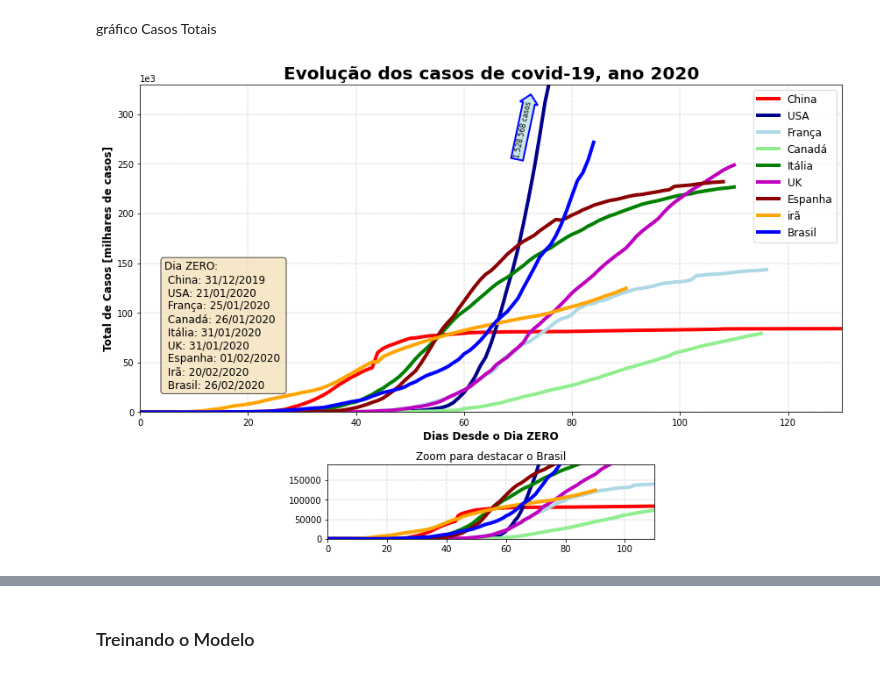
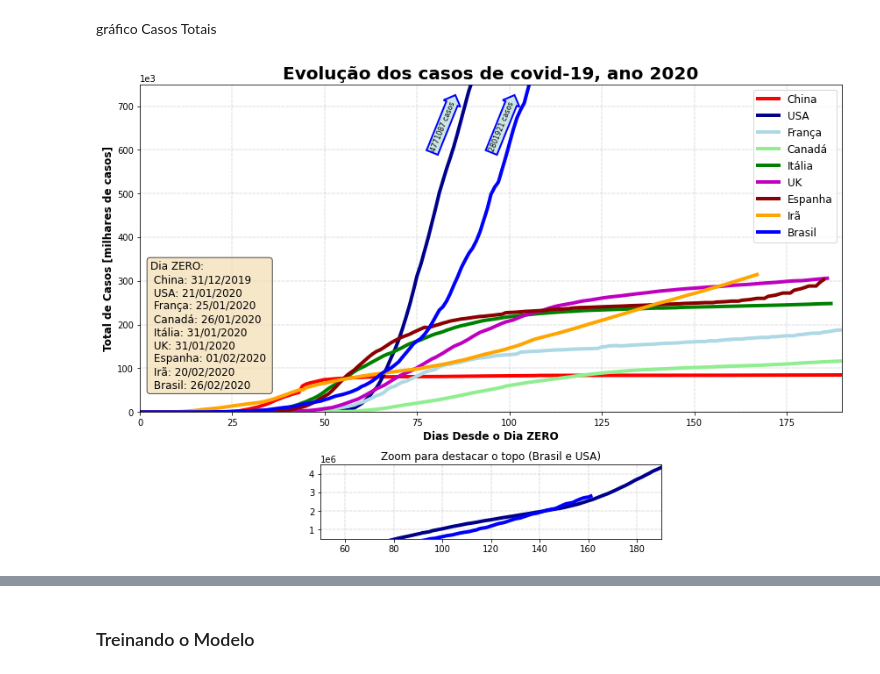
Before and after one commit to OliveiraVinic/covid19.pyhton.analysis, a Jupyter notebook: covid19_script.ipynb, the cells around one changed output, grey strips where cells are left out. Saved outputs shown, nothing was run; the diff lists cells and outputs as text; code cells hidden in the pictures.

```diff
--- a/covid19_script.ipynb
+++ b/covid19_script.ipynb
@@ -164,54 +167,60 @@ fig1 = plt.figure(figsize=(12,8))
 
 #plotando o principal
 ax1 = plt.subplot2grid((4,4), (0,0), colspan=4, rowspan=3)
-ax1.axis([0, 130, -1, 330000])
+ax1.axis([0, 190, -1, 750000])
 my_plots(china_df, 'total_cases', 'red', 'China')
 my_plots(usa_df, 'total_cases', 'darkblue', 'USA')
 my_plots(france_df, 'total_cases', 'lightblue', 'França')
 my_plots(canada_df, 'total_cases', 'lightgreen', 'Canadá')
 my_plots(italy_df, 'total_cases', 'green', 'Itália')
 my_plots(uk_df, 'total_cases', 'm', 'UK')
 my_plots(spain_df, 'total_cases', 'darkred', 'Espanha')
-my_plots(iran_df, 'total_cases', 'orange', 'irã')
+my_plots(iran_df, 'total_cases', 'orange', 'Irã')
 my_plots(brazil_df, 'total_cases', 'blue', 'Brasil')
 ax1.grid(ls='-.', lw=0.45)
 ax1.legend(fontsize=12, loc='upper right')
 ax1.set_title('Evolução dos casos de covid-19, ano 2020', fontsize=20,
               weight='bold')
 ax1.set_xlabel('Dias Desde o Dia ZERO', weight='bold', fontsize=12)
 ax1.set_ylabel('Total de Casos [milhares de casos]', weight='bold', fontsize=12)
 ax1.ticklabel_format(axis='y', style='sci', scilimits=(3,3))
 
 #zoom para destacar o Brasil
 ax2 = plt.subplot2grid((4,4), (3,1), colspan=2, rowspan=1)
-ax2.axis([0, 110, -1, 190000])
-my_plots(china_df, 'total_cases', 'red', 'China')
+ax2.axis([50, 190, 500_000, 4_500_000])
+#my_plots(china_df, 'total_cases', 'red', 'China')
 my_plots(usa_df, 'total_cases', 'darkblue', 'USA')
-my_plots(france_df, 'total_cases', 'lightblue', 'França')
-my_plots(canada_df, 'total_cases', 'lightgreen', 'Canadá')
-my_plots(italy_df, 'total_cases', 'green', 'Itália')
-my_plots(uk_df, 'total_cases', 'm', 'UK')
-my_plots(spain_df, 'total_cases', 'darkred', 'Espanha')
-my_plots(iran_df, 'total_cases', 'orange', 'irã')
+#my_plots(france_df, 'total_cases', 'lightblue', 'França')
+#my_plots(canada_df, 'total_cases', 'lightgreen', 'Canadá')
+#my_plots(italy_df, 'total_cases', 'green', 'Itália')
+#my_plots(uk_df, 'total_cases', 'm', 'UK')
+#my_plots(spain_df, 'total_cases', 'darkred', 'Espanha')
+#my_plots(iran_df, 'total_cases', 'orange', 'irã')
 my_plots(brazil_df, 'total_cases', 'blue', 'Brasil')
 ax2.grid(ls='-.', lw=0.45)
-ax2.set_title('Zoom para destacar o Brasil')
+ax2.set_title('Zoom para destacar o topo (Brasil e USA)')
 
 fig1.tight_layout(pad=1.0)
 
 #visao artistica
 ax = plt.gca()
 visao_artistica(-0.5, 2.0)
 
+max_USA = usa_df.total_cases.max()
+max_Brasil = brazil_df.total_cases.max()
+
 props_usa = dict(boxstyle="rarrow", fc=(0.8, 0.9, 0.9), ec="b", lw=2)
-text_usa = ax1.text(71, 285000, '1.528.568 casos', ha="center", va="center", rotation=78,
+text_usa = ax1.text(82, 655000, '%i casos'%(max_USA), ha="center", va="center", rotation=68,
             size=8, bbox=props_usa)
+props_br = dict(boxstyle="rarrow", fc=(0.8, 0.9, 0.9), ec="b", lw=2)
+text_br = ax1.text(98, 655000, '%d casos'%(max_Brasil), ha="center", va="center", rotation=68,
+            size=8, bbox=props_br)
 
 
-plt.show()
-fig1.savefig("evolução-global-2020.05.20.png", bbox_inches='tight', dpi=600)
+#plt.show()
+fig1.savefig("evolução-global-2020.08.05.png", bbox_inches='tight', dpi=600)
 # %% [output]
-[figure, old version]
+[figure, new version]
 # %%
 fig2 = plt.figure(figsize=(12,6))
 
```
Also changed, not shown: parts of 12 cells of this notebook, 3 other files.
